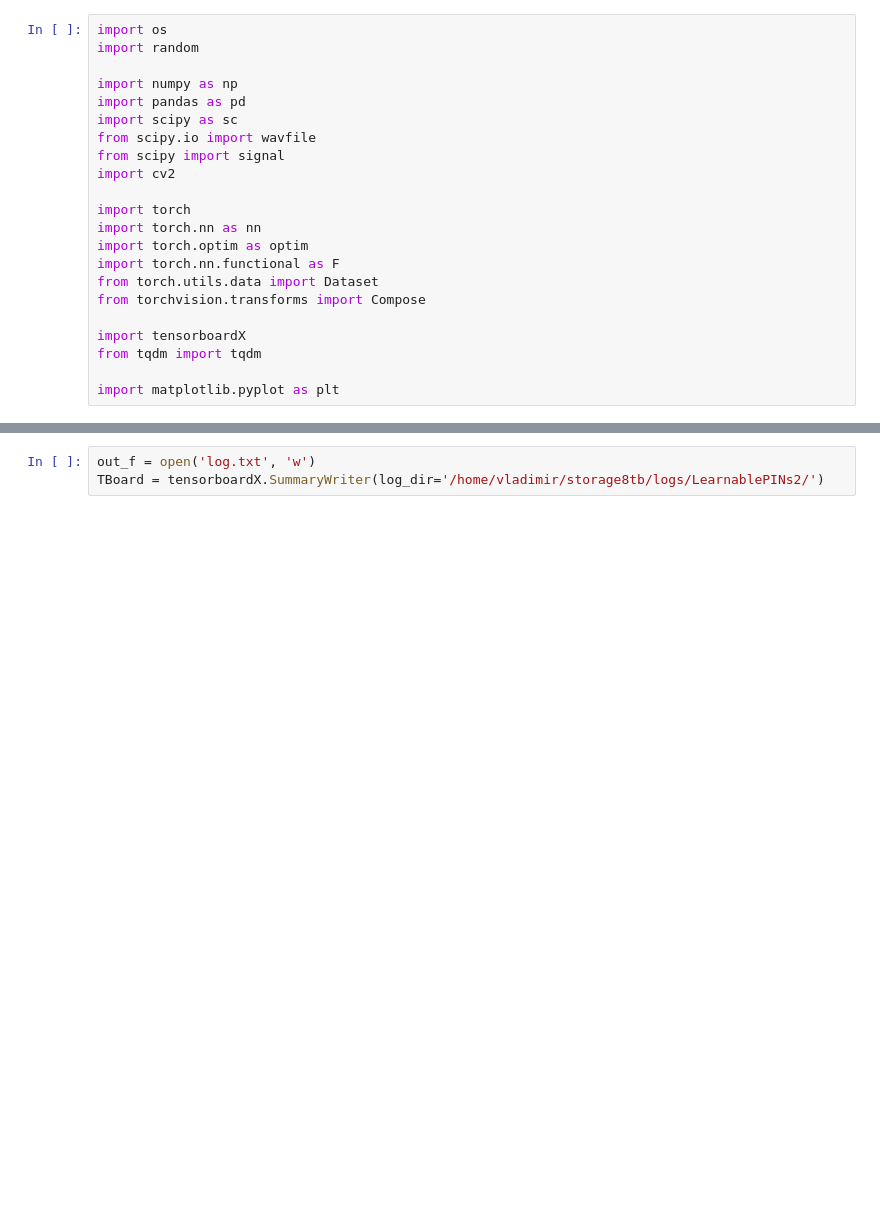
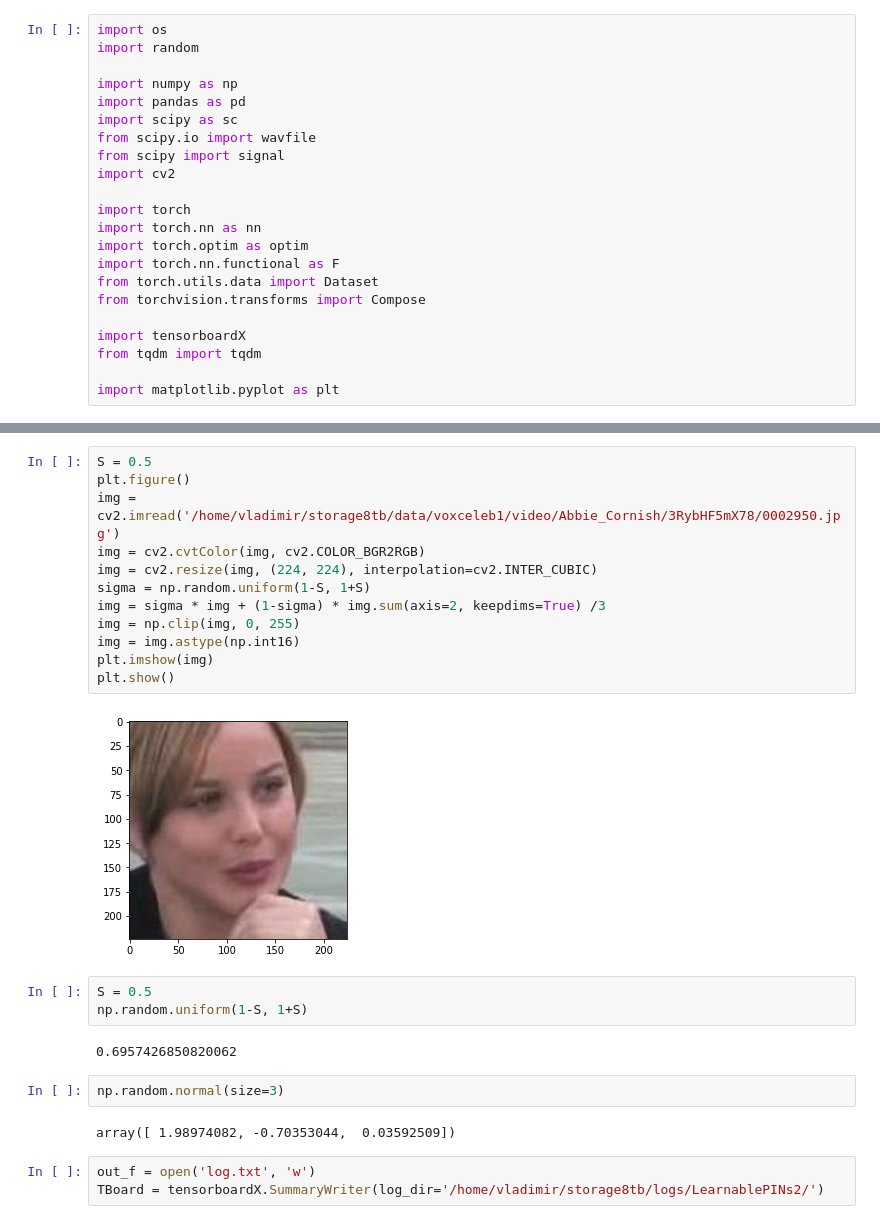
Before and after one commit to v-iashin/LearnablePINs, a Jupyter notebook: trash.ipynb, the cells around one changed output, grey strips where cells are left out. Saved outputs shown, nothing was run; the diff lists cells and outputs as text; blank space fills up the shorter version.

```diff
--- a/trash.ipynb
+++ b/trash.ipynb
@@ -23,3 +53,26 @@ import matplotlib.pyplot as plt
+# %%
+S = 0.5
+plt.figure()
+img = cv2.imread('/home/vladimir/storage8tb/data/voxceleb1/video/Abbie_Cornish/3RybHF5mX78/0002950.jpg')
+img = cv2.cvtColor(img, cv2.COLOR_BGR2RGB)
+img = cv2.resize(img, (224, 224), interpolation=cv2.INTER_CUBIC)
+sigma = np.random.uniform(1-S, 1+S)
+img = sigma * img + (1-sigma) * img.sum(axis=2, keepdims=True) /3
+img = np.clip(img, 0, 255)
+img = img.astype(np.int16)
+plt.imshow(img)
+plt.show()
+# %% [output]
+[figure, added]
+# %%
+S = 0.5
+np.random.uniform(1-S, 1+S)
+# %% [output]
+0.6957426850820062
+# %%
+np.random.normal(size=3)
+# %% [output]
+array([ 1.98974082, -0.70353044,  0.03592509])
 # %%
 out_f = open('log.txt', 'w')
 TBoard = tensorboardX.SummaryWriter(log_dir='/home/vladimir/storage8tb/logs/LearnablePINs2/')
```
Also changed, not shown: parts of 2 cells of this notebook, 1 other file.
